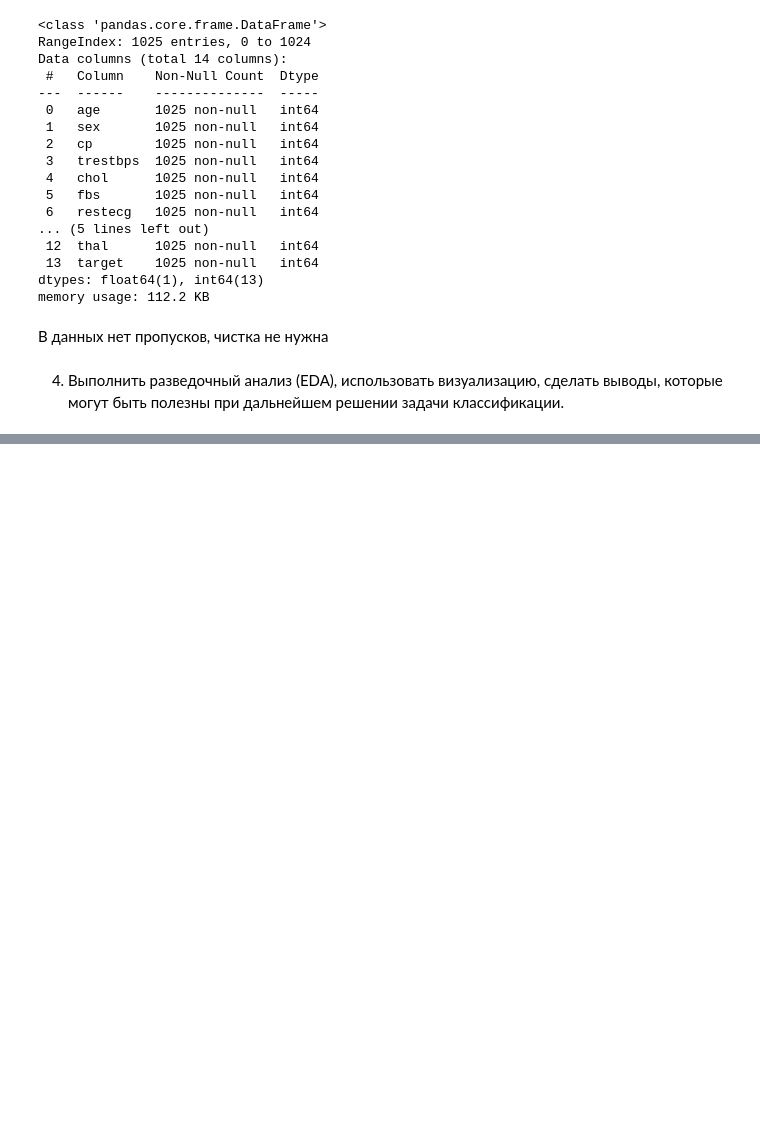
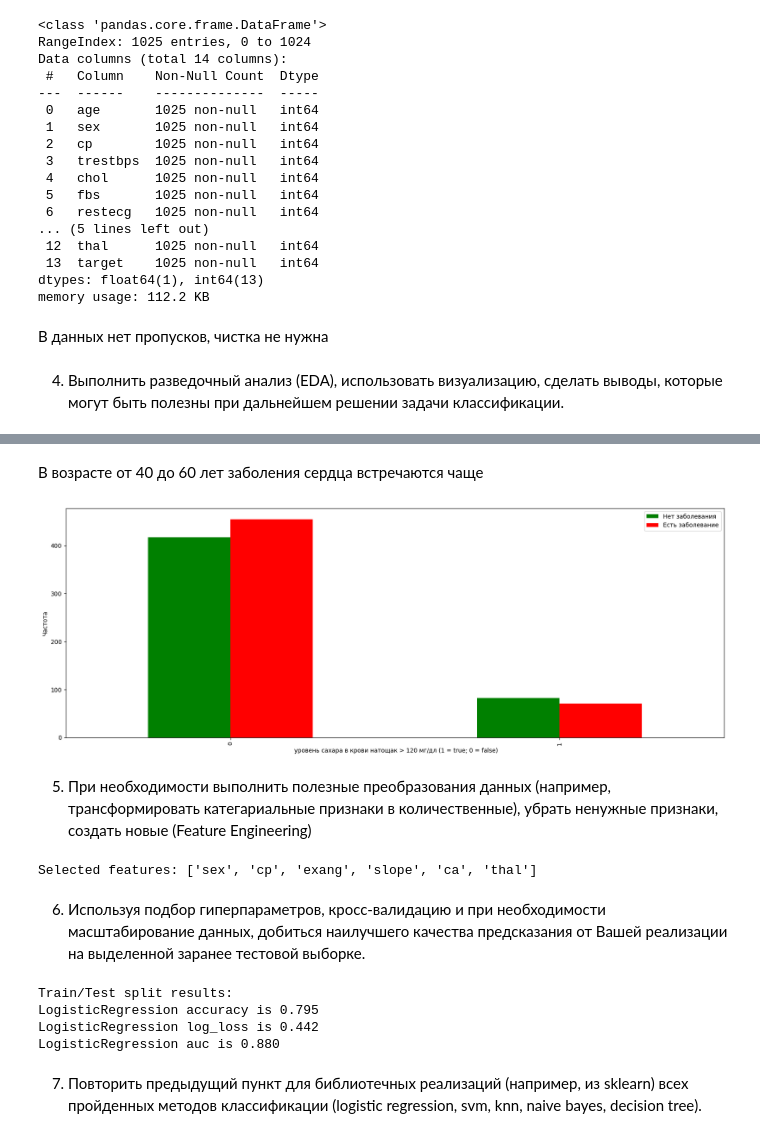
Before and after one commit to PlatonovaEkaterina/Machine-Learning, a Jupyter notebook: Task Two/Untitled.ipynb, the cells around one changed output, grey strips where cells are left out. Drawn from its saved outputs; the diff is of its cells as text; code cells hidden in the pictures; blank space fills up the shorter version.

```diff
--- a/Task Two/Untitled.ipynb
+++ b/Task Two/Untitled.ipynb
@@ -124,0 +150,57 @@ memory usage: 112.2 KB
+# %% [markdown]
+В возрасте от 40 до 60 лет заболения сердца встречаются чаще
+# %%
+pd.crosstab(data.fbs, data.target).plot(kind="bar", figsize=(20, 7), color=['green','red'])
+plt.xlabel(' уровень сахара в крови натощак > 120 мг/дл (1 = true; 0 = false)')
+plt.ylabel('Частота')
+plt.legend(["Нет заболевания", "Есть заболевание"])
+plt.show()
+# %% [output]
+[figure, added]
+# %% [markdown]
+5. При необходимости выполнить полезные преобразования данных (например, трансформировать категариальные признаки в количественные), убрать ненужные признаки, создать новые (Feature Engineering)
+# %%
+from sklearn.feature_selection import RFE
+from sklearn.linear_model import LogisticRegression
+
+X_train = data.drop(['target'], axis=1)
+y_train = data['target']
+
+logRed = LogisticRegression(solver='lbfgs', max_iter=1000)
+rfe = RFE(logRed, n_features_to_select=6)
+rfe = rfe.fit(X_train,y_train)
+
+print('Selected features: %s' % list(X_train.columns[rfe.support_]))
+
+X_train = X_train.drop(['trestbps', 'chol', 'fbs', 'restecg', 'thalach', 'oldpeak'], axis=1)
+# %% [output]
+Selected features: ['sex', 'cp', 'exang', 'slope', 'ca', 'thal']
+# %% [markdown]
+6. Используя подбор гиперпараметров, кросс-валидацию и при необходимости масштабирование данных, добиться наилучшего качества предсказания от Вашей реализации на выделенной заранее тестовой выборке.
+# %%
+from sklearn.model_selection import train_test_split, cross_val_score
+from sklearn.metrics import accuracy_score, classification_report, precision_score, recall_score
+from sklearn.metrics import confusion_matrix, precision_recall_curve, roc_curve, auc, log_loss
+
+# Датасет с выбранными признаками
+X = data[['sex', 'cp', 'exang', 'slope', 'ca', 'thal']]
+y = data['target']
+
+X_train, X_test, y_train, y_test = train_test_split(X, y, test_size=0.2, random_state=42)
+
+logreg = LogisticRegression(solver='lbfgs', max_iter=1000)
+logreg.fit(X_train, y_train)
+y_pred = logreg.predict(X_test)
+y_pred_proba = logreg.predict_proba(X_test)[:, 1]  # предсказываем вероятность по классам
+[fpr, tpr, thr] = roc_curve(y_test, y_pred_proba)
+print('Train/Test split results:')
+print(logreg.__class__.__name__+" accuracy is %2.3f" % accuracy_score(y_test, y_pred))
+print(logreg.__class__.__name__+" log_loss is %2.3f" % log_loss(y_test, y_pred_proba))
+print(logreg.__class__.__name__+" auc is %2.3f" % auc(fpr, tpr))
+# %% [output]
+Train/Test split results:
+LogisticRegression accuracy is 0.795
+LogisticRegression log_loss is 0.442
+LogisticRegression auc is 0.880
+# %% [markdown]
+7. Повторить предыдущий пункт для библиотечных реализаций (например, из sklearn) всех пройденных методов классификации (logistic regression, svm, knn, naive bayes, decision tree).
```
Also changed, not shown: parts of 49 cells of this notebook, 1 other file.
